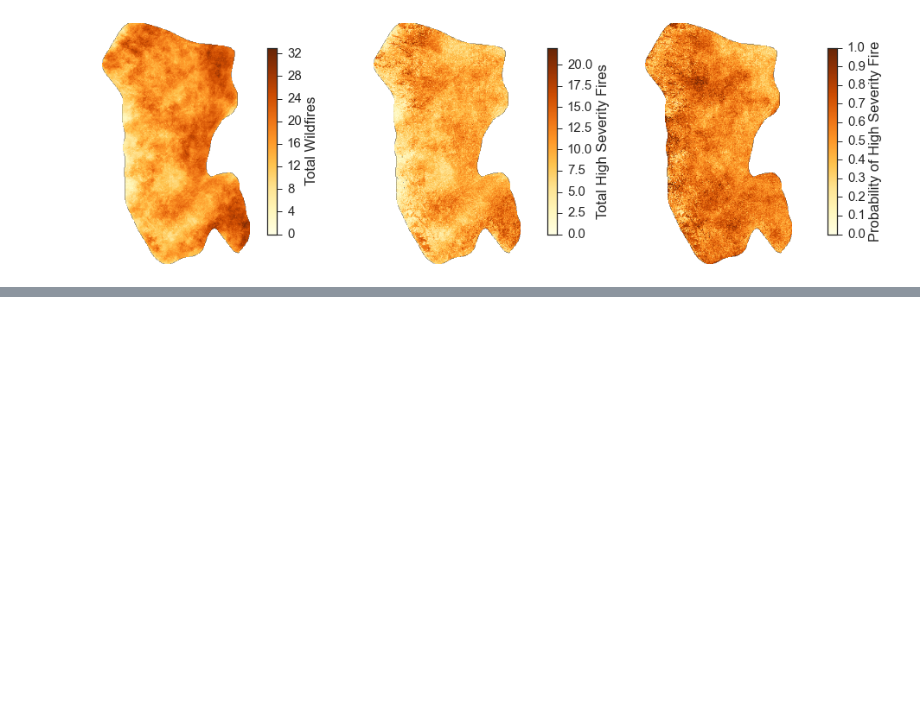
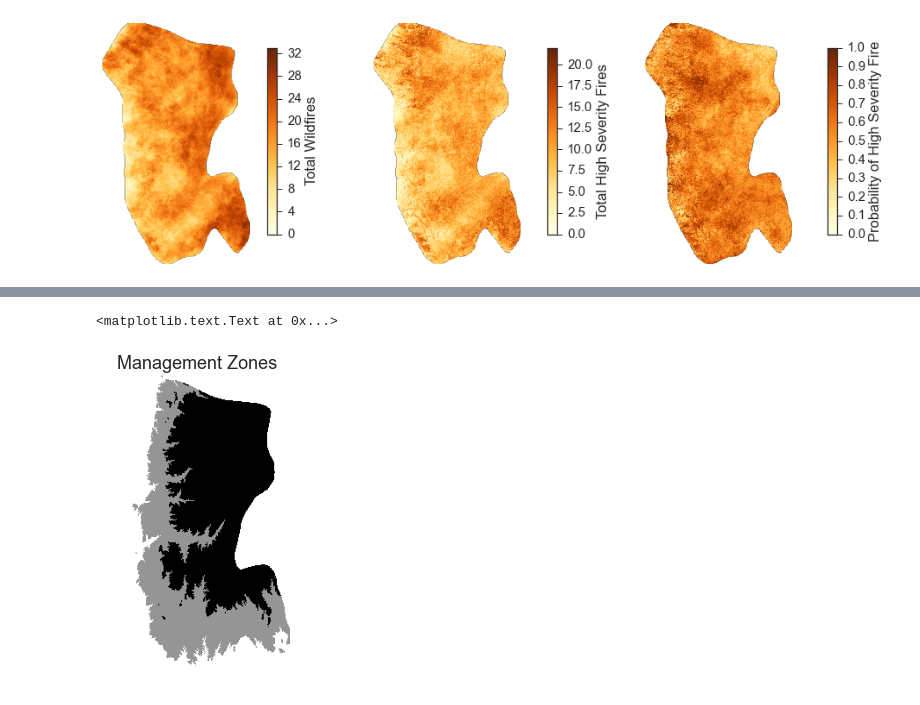
Before and after one commit to djkrofch/SantaFe_Fireshed, a Jupyter notebook: SF_Fireshed_Prep.ipynb, the cells around one changed output, grey strips where cells are left out. Saved outputs shown, nothing was run; the diff lists cells and outputs as text; code cells hidden in the pictures; blank space fills up the shorter version.

Commit message:
Added the first management layer
and a binned version of pHSF for management purposes

```diff
--- a/SF_Fireshed_Prep.ipynb
+++ b/SF_Fireshed_Prep.ipynb
@@ -755,0 +785,12 @@ kk3 =  f.colorbar(cbar3, cax=cbar3_ax,  label = 'Probability of High Severity Fi
+# %%
+mgmt  = importRaster(rasters + 'elevationBins.tif')
+
+mgmt[mgmt < 300] = 0
+mgmt[mgmt == 300] = 1
+mgmt[mgmt == 400] = 2
+
+plotRaster(mgmt,  vmin = 0, vmax = 2)
+plt.title('Management Zones')
+# %% [output]
+<matplotlib.text.Text at 0x...>
+[figure, added]
```
Also changed, not shown: parts of 6 cells of this notebook.
